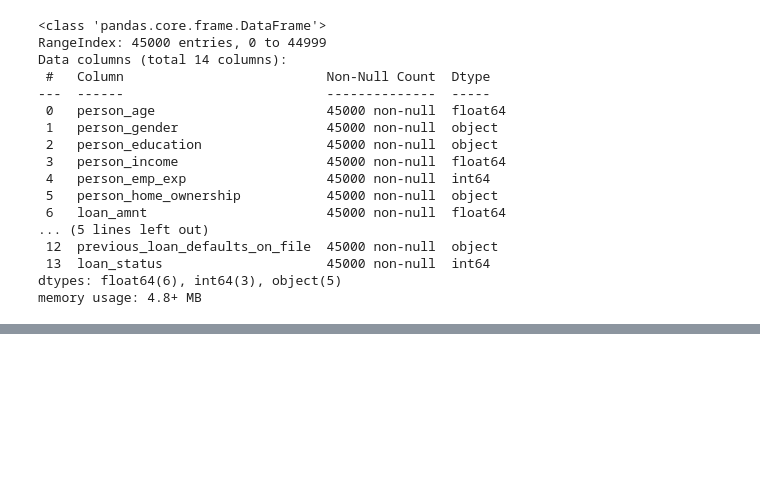
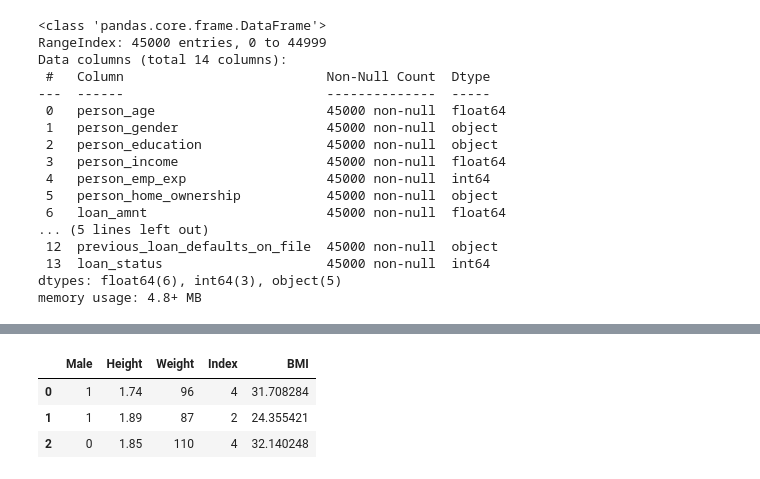
Before and after one commit to Abdullah-Hamad-Almousa/ArrayTesting, a Jupyter notebook: notes/PandasNote.ipynb, the cells around one changed output, grey strips where cells are left out. Drawn from its saved outputs; the diff is of its cells as text; code cells hidden in the pictures; blank space fills up the shorter version.

```diff
--- a/notes/PandasNote.ipynb
+++ b/notes/PandasNote.ipynb
@@ -321,0 +342,11 @@ memory usage: 4.8+ MB
+# %%
+df = df.rename(columns={"Gender": "Male"})
+
+genderMap = {'Male': 1, 'Female': 0}
+df["Male"] = df["Male"].map(genderMap)
+df.head(3)
+# %% [output]
+|  | Male | Height | Weight | Index | BMI |
+| 0 | 1 | 1.74 | 96 | 4 | 31.708284 |
+| 1 | 1 | 1.89 | 87 | 2 | 24.355421 |
+| 2 | 0 | 1.85 | 110 | 4 | 32.140248 |
```
Also changed, not shown: parts of 11 cells of this notebook, 1 other file.
